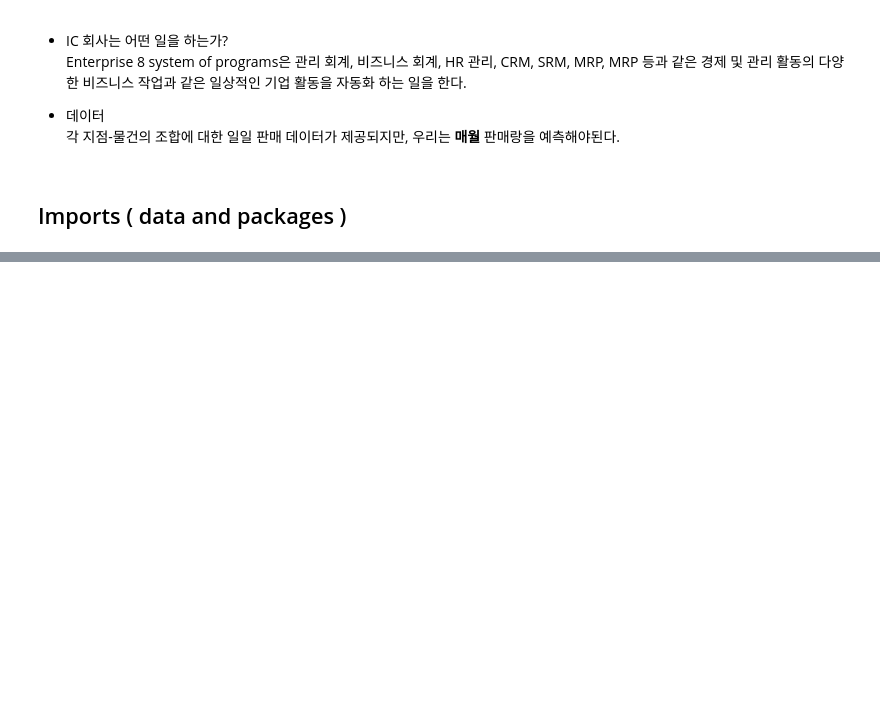
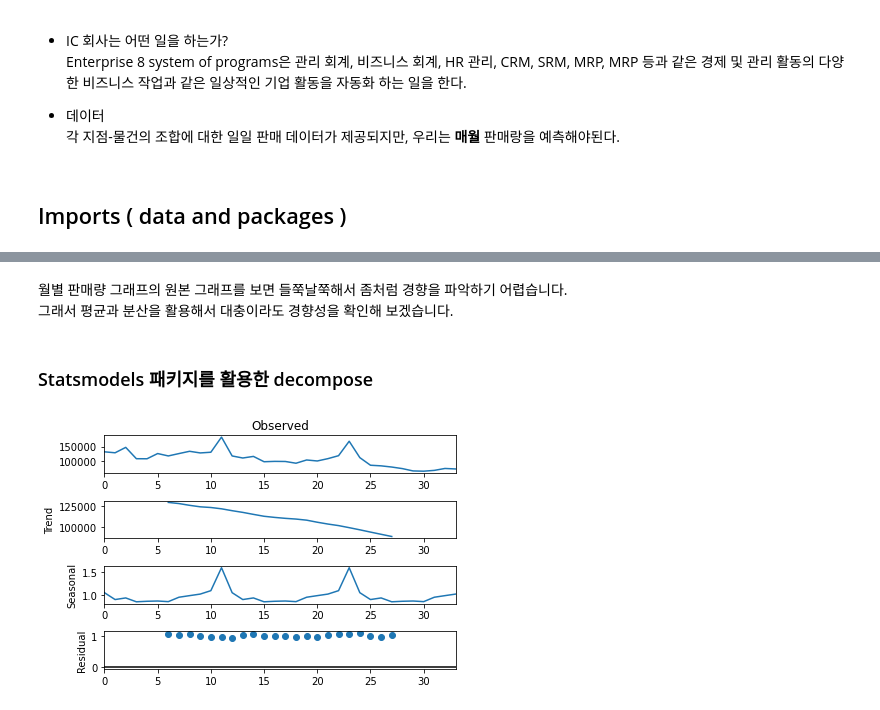
Before and after one commit to JaeHeee/AIFFEL_Merona, a Jupyter notebook: KM/Time_series_Basics_km.ipynb, the cells around one changed output, grey strips where cells are left out. Cells and saved outputs as stored; diff of their text form; code cells hidden in the pictures; blank space fills up the shorter version.

```diff
--- a/KM/Time_series_Basics_km.ipynb
+++ b/KM/Time_series_Basics_km.ipynb
@@ -34,0 +221,15 @@
+# %% [markdown]
+월별 판매량 그래프의 원본 그래프를 보면 들쭉날쭉해서 좀처럼 경향을 파악하기 어렵습니다.
+그래서 평균과 분산을 활용해서 대충이라도 경향성을 확인해 보겠습니다.
+# %% [markdown]
+### Statsmodels 패키지를 활용한 decompose
+# %%
+#시계열 분해 (Time Series Decomposition)
+import statsmodels.api as sm
+# multiplicative
+res = sm.tsa.seasonal_decompose(ts.values,freq=12,model="multiplicative")
+#plt.figure(figsize=(16,12))
+fig = res.plot()
+#fig.show()
+# %% [output]
+[figure, added]
```
Also changed, not shown: parts of 45 cells of this notebook.
